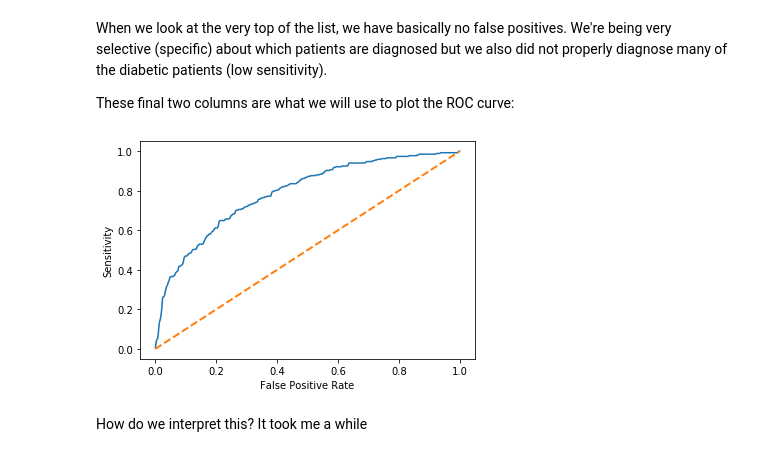
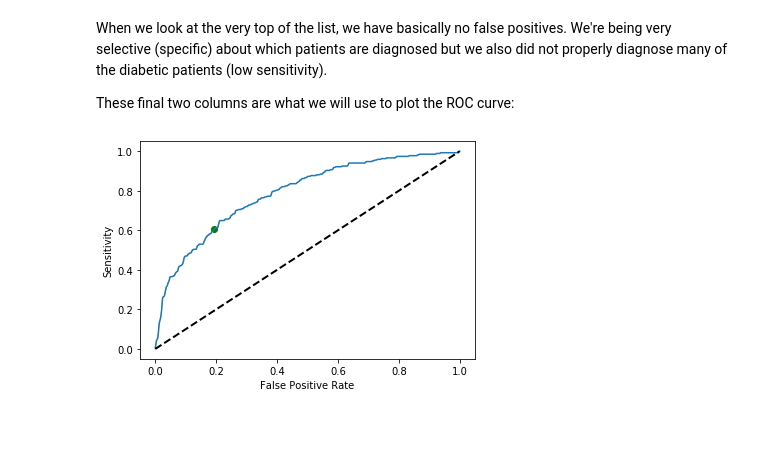
Before and after one commit to svenhalvorson/confusion_matrix, a Jupyter notebook: confusion_matrix.ipynb, the cells around one changed output. Saved outputs shown, nothing was run; the diff lists cells and outputs as text; code cells hidden in the pictures; blank space fills up the shorter version.

```diff
--- a/confusion_matrix.ipynb
+++ b/confusion_matrix.ipynb
@@ -226,11 +228,13 @@ When we look at the very top of the list, we have basically no false positives.
 
 These final two columns are what we will use to plot the ROC curve:
 # %%
+# Find the point that goes with our cutoff of
+quant35_point = dm_roc[dm_roc['Glucose'] == quant35[0]]
+
 roc = sns.lineplot(x="false_pos_rate", y="sensitivity", data=dm_roc)
 roc.set(xlabel='False Positive Rate', ylabel='Sensitivity')
-plt.plot([0, 1], [0, 1], linewidth=2, linestyle = '--')
+plt.plot([0, 1], [0, 1], linewidth=2, linestyle = '--', color = 'black')
+plt.scatter(quant35_point.false_pos_rate.iloc[0], quant35_point.sensitivity.iloc[0], color = 'g')
 plt.show()
 # %% [output]
-[figure, old version]
+[figure, new version]
-# %% [markdown]
-How do we interpret this? It took me a while
```
Also changed, not shown: parts of 11 cells of this notebook.
